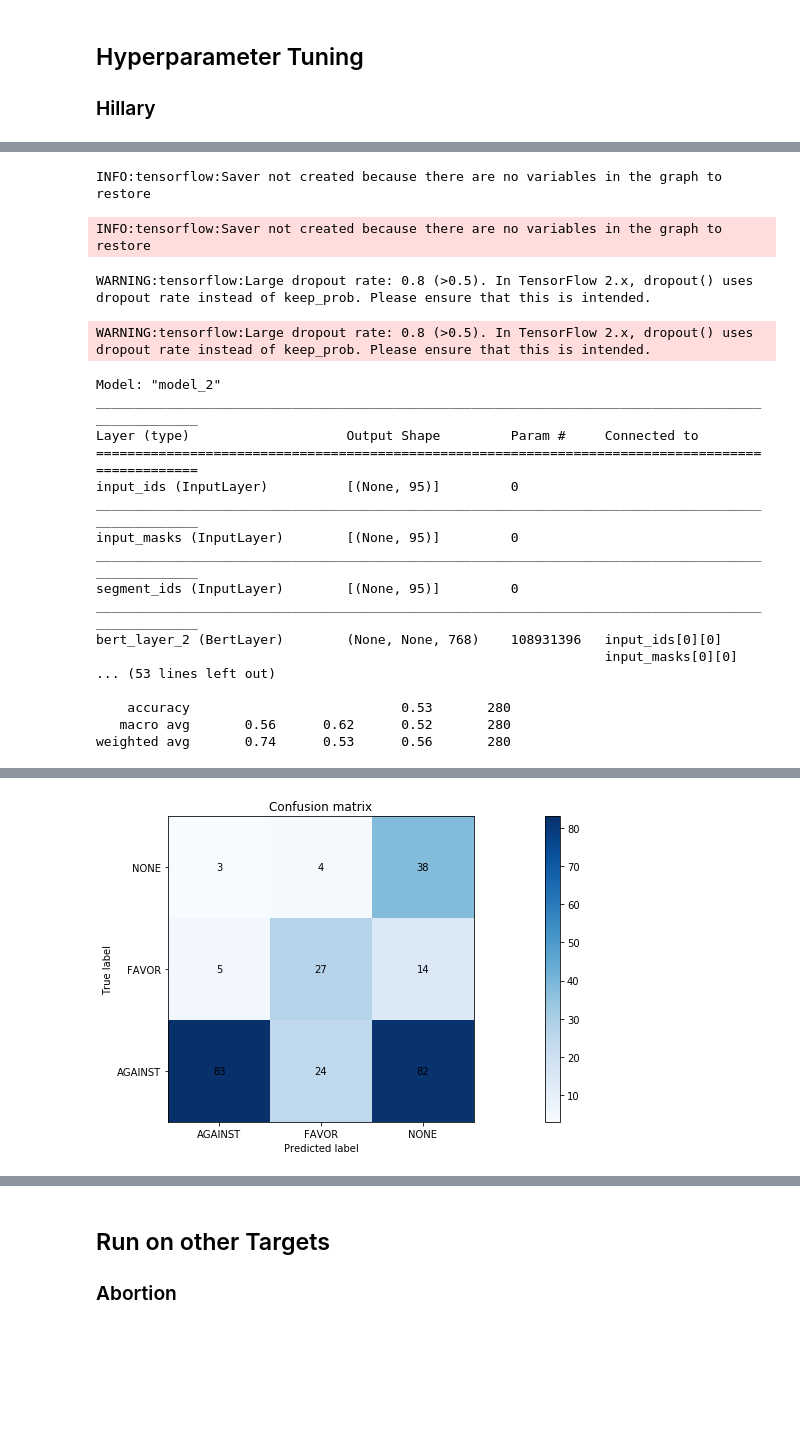
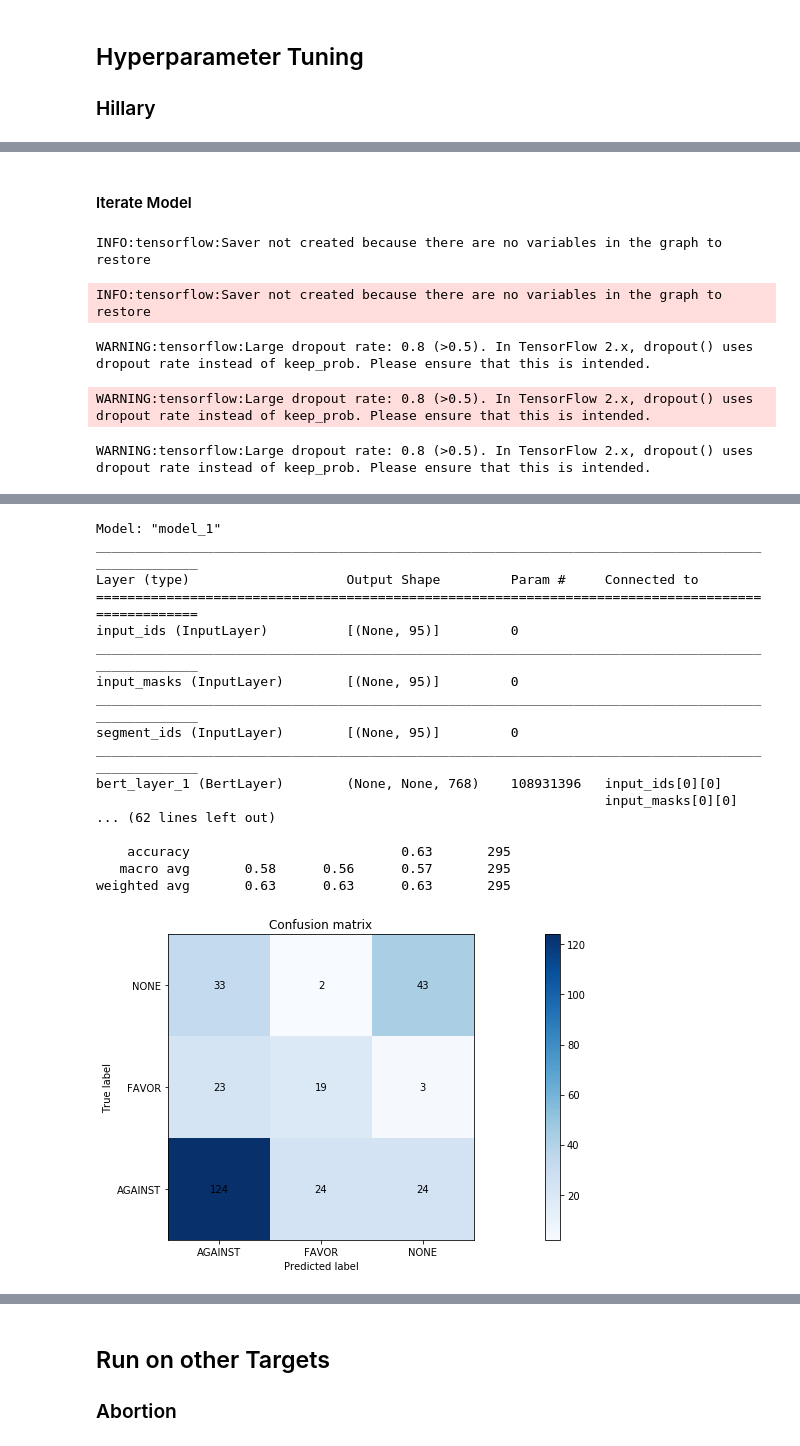
Before and after one commit to timspit/w266_final_project, a Jupyter notebook: Bert-TimCopy.ipynb, the cells around one changed output, grey strips where cells are left out. Drawn from its saved outputs; the diff is of its cells as text; code cells hidden in the pictures; blank space fills up the shorter version.

```diff
--- a/Bert-TimCopy.ipynb
+++ b/Bert-TimCopy.ipynb
@@ -329,10 +329,11 @@ def topic_subset(targets_in, labels_text_in, labels_encoded_in, bert_in, topic_i
     return subset_dict
 # %%
 target_list = list(set(twitter_train_raw['Target']))
-target_abortion = target_list[0]
-target_atheism = target_list[1]
-target_climate_change = target_list[2]
-target_feminism = target_list[3]
-target_hillary = target_list[4]
+target_list.sort()
+target_atheism = target_list[0]
+target_climate_change = target_list[1]
+target_feminism = target_list[2]
+target_hillary = target_list[3]
+target_abortion = target_list[4]
 target_list
 # %% [output]
@@ -547,3 +525,26 @@ def standard_metrics(true_labels, test_probs, label_titles):
+# %%
+def standard_metrics(true_labels, test_probs, label_titles):
+    # Find predicted labels
+    test_prob_max = np.argmax(test_probs, axis = 1)
+
+    test_predicts = []
+    for i in range(len(test_prob_max)):
+        test_predicts.append(label_titles[test_prob_max[i]])
+
+    # F1 score
+    f1 = f1_score(true_labels, test_predicts, labels = label_titles[:2], average = 'macro')
+    print("F1 macro score (AGINST and FAVOR only):", f1)
+
+    # Classification Report
+    print(classification_report(y_true = true_labels,
+                                y_pred = test_predicts,
+                                target_names = label_titles))
+
+    # Confusion Matrix plot
+    confuse = confusion_matrix(y_true = true_labels, y_pred = test_predicts)
+    plt.figure(figsize = (20, 5))
+    confusion_plot(confuse, label_titles)
+    plt.show()
 # %% [markdown]
 ## Hyperparameter Tuning
 ### Hillary
@@ -605,3 +575,5 @@ weighted avg       0.46      0.68      0.54       280
+# %% [markdown]
+#### Iterate Model
 # %%
 sess = tf.Session()
 
@@ -616,11 +588,11 @@ initialize_vars(sess)
 model_hillary.fit(
     x = hillary_train_subset['bert'],
     y = hillary_train_subset['labels_encoded'],
-    validation_split = 0.1,
+#     validation_split = 0.1,
     shuffle = True,
-    epochs = 15,
+    epochs = 20,
     verbose = 2,
-    batch_size = 32,
+    batch_size = 100,
     class_weight = hillary_train_subset['class_weights'])
 
 pred_test_hillary = model_hillary.predict(x = hillary_test_subset['bert'])
@@ -633,20 +605,4 @@ INFO:tensorflow:Saver not created because there are no variables in the graph to
 INFO:tensorflow:Saver not created because there are no variables in the graph to restore
 WARNING:tensorflow:Large dropout rate: 0.8 (>0.5). In TensorFlow 2.x, dropout() uses dropout rate instead of keep_prob. Please ensure that this is intended.
 WARNING:tensorflow:Large dropout rate: 0.8 (>0.5). In TensorFlow 2.x, dropout() uses dropout rate instead of keep_prob. Please ensure that this is intended.
-Model: "model_2"
-__________________________________________________________________________________________________
-Layer (type)                    Output Shape         Param #     Connected to
-==================================================================================================
-input_ids (InputLayer)          [(None, 95)]         0
-__________________________________________________________________________________________________
-input_masks (InputLayer)        [(None, 95)]         0
-__________________________________________________________________________________________________
-segment_ids (InputLayer)        [(None, 95)]         0
-__________________________________________________________________________________________________
-bert_layer_2 (BertLayer)        (None, None, 768)    108931396   input_ids[0][0]
-                                                                 input_masks[0][0]
-... (53 lines left out)
-
-    accuracy                           0.53       280
-   macro avg       0.56      0.62      0.52       280
-weighted avg       0.74      0.53      0.56       280
+WARNING:tensorflow:Large dropout rate: 0.8 (>0.5). In TensorFlow 2.x, dropout() uses dropout rate instead of keep_prob. Please ensure that this is intended.
@@ -653 +610,18 @@ weighted avg       0.74      0.53      0.56       280
+Model: "model_1"
+__________________________________________________________________________________________________
+Layer (type)                    Output Shape         Param #     Connected to
+==================================================================================================
+input_ids (InputLayer)          [(None, 95)]         0
+__________________________________________________________________________________________________
+input_masks (InputLayer)        [(None, 95)]         0
+__________________________________________________________________________________________________
+segment_ids (InputLayer)        [(None, 95)]         0
+__________________________________________________________________________________________________
+bert_layer_1 (BertLayer)        (None, None, 768)    108931396   input_ids[0][0]
+                                                                 input_masks[0][0]
+... (62 lines left out)
+
+    accuracy                           0.63       295
+   macro avg       0.58      0.56      0.57       295
+weighted avg       0.63      0.63      0.63       295
-[figure, old version]
+[figure, new version]
```
Also changed, not shown: parts of 11 cells of this notebook.
